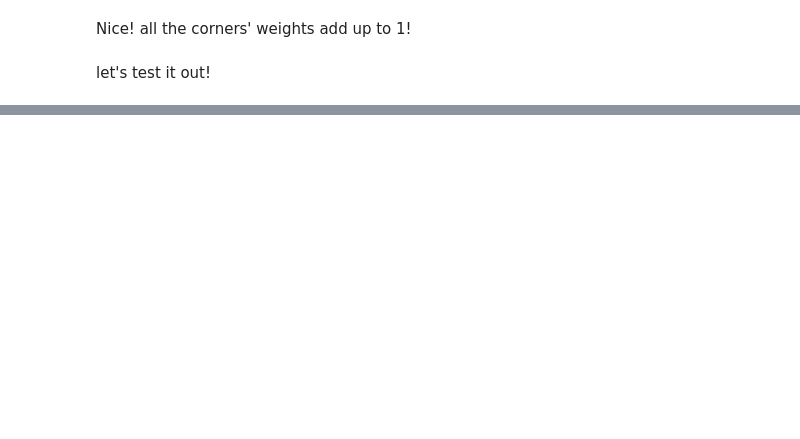
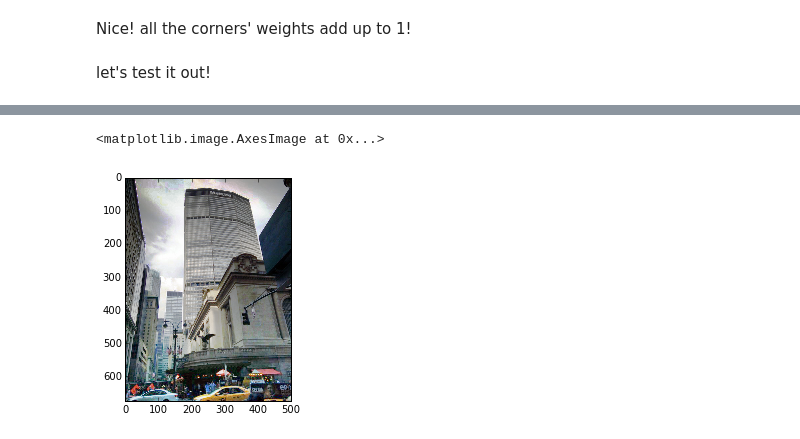
Before and after one commit to sakekasi/computer-vision, a Jupyter notebook: histogram_eq.ipynb, the cells around one changed output, grey strips where cells are left out. Saved outputs shown, nothing was run; the diff lists cells and outputs as text; code cells hidden in the pictures; blank space fills up the shorter version.

```diff
--- a/histogram_eq.ipynb
+++ b/histogram_eq.ipynb
@@ -312,0 +320,40 @@ plt.plot(histograms[3,0,1])
+# %%
+def bilinear_weighted(img, cdfs, i, j, m, channel):
+    k = i/m
+    l = j/m
+    color_value = img[i,j]
+
+    #s and t are distances from the top left corner
+    s = float(i-(k*m))/float(m)
+    t = float(j-(l*m))/float(m)
+
+    if(s < 0 or t < 0 or s > 1 or t > 1):
+        print "ERR"
+
+    #change weights based on edge cases
+    if(k+1 >= cdfs.shape[0]):
+        s = 0.
+    if(l+1 >= cdfs.shape[1]):
+        t = 0.
+
+    sum =  (1-s)*(1-t)*cdfs[k,l,channel,color_value]
+    if(k+1 < cdfs.shape[0]): #handle edge cases
+        sum += (s)  *(1-t)*cdfs[k+1,l,channel,color_value]
+    if(l+1 < cdfs.shape[1]):
+        sum += (1-s)*(t)  *cdfs[k,l+1,channel,color_value]
+    if(k+1 < cdfs.shape[0] and l+1 < cdfs.shape[1]):
+        sum += (s)  *(t)  *cdfs[k+1,l+1,channel,color_value]
+
+    return int(sum)
+# %%
+adaptively_equalized = np.ndarray.copy(f)
+
+for i in range(dims[0]):
+    for j in range(dims[1]):
+        for channel in range(dims[2]):
+            adaptively_equalized[i, j, channel] = bilinear_weighted(f[...,channel], cdfs, i, j, m, channel)
+
+plt.imshow(adaptively_equalized)
+# %% [output]
+<matplotlib.image.AxesImage at 0x...>
+[figure, added]
```
Also changed, not shown: parts of 18 cells of this notebook.
